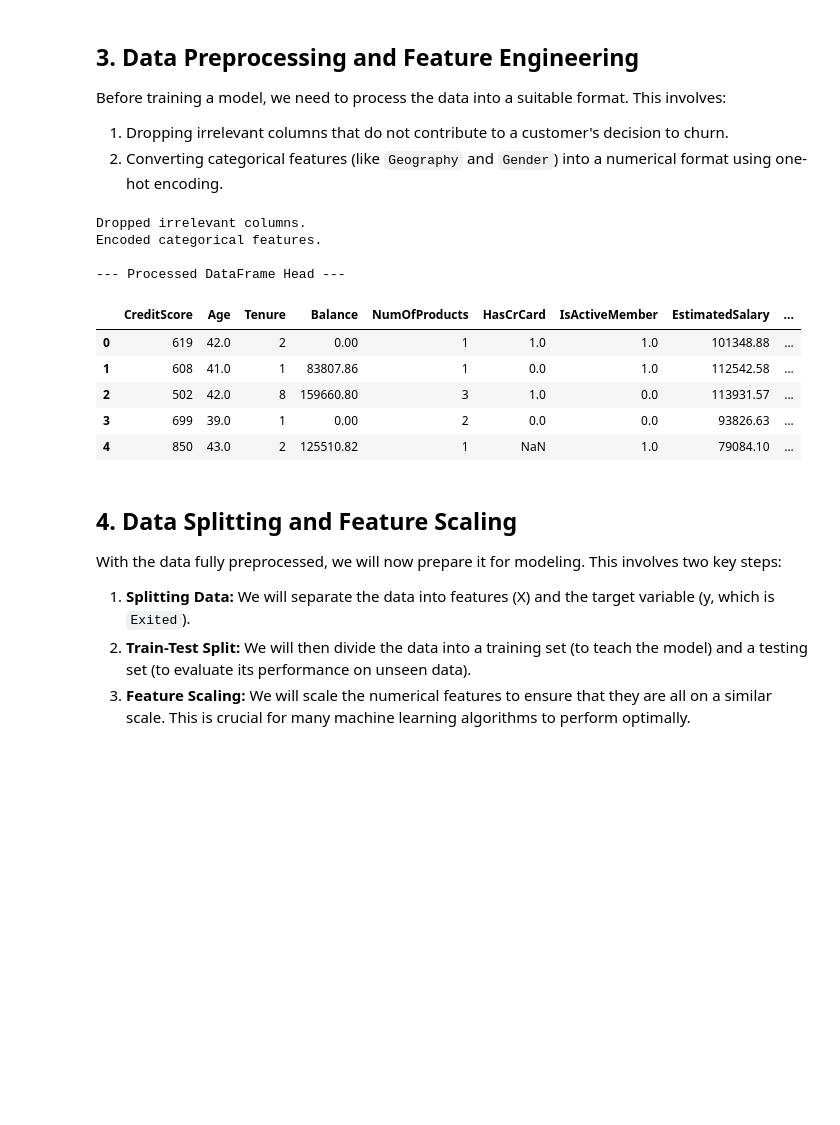
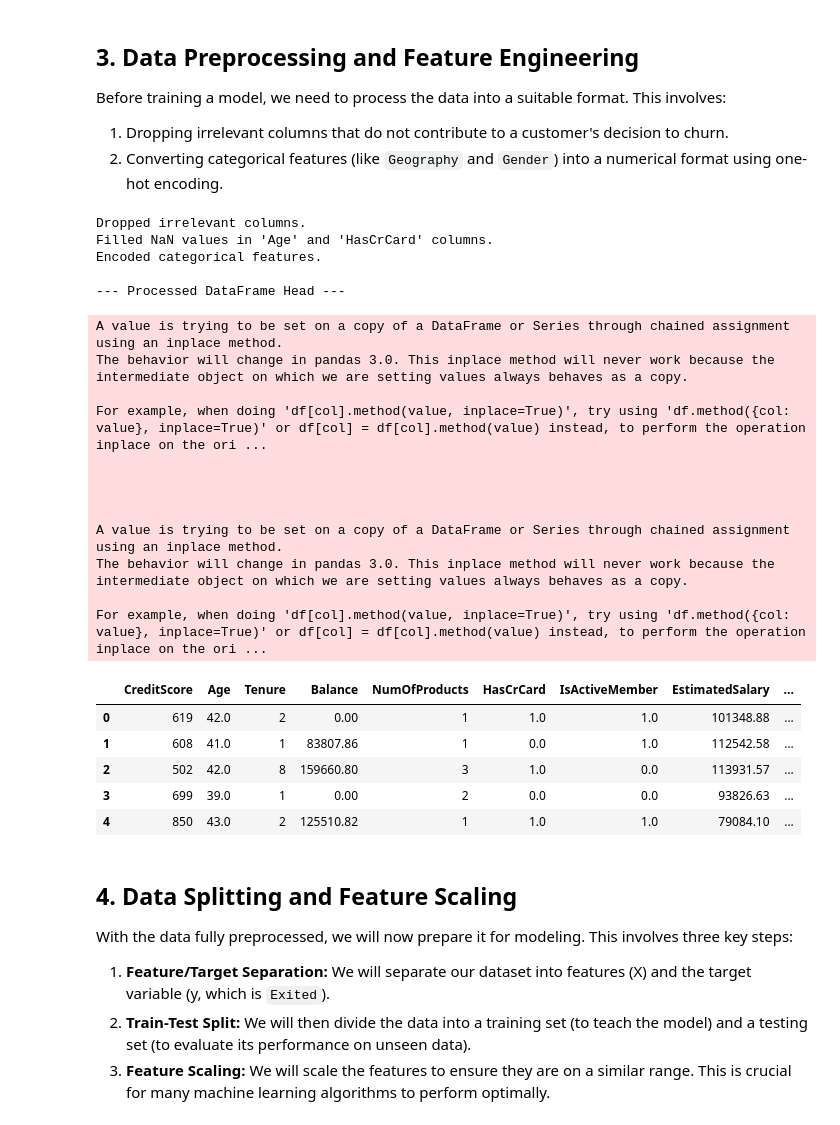
Before and after one commit to phucndq05/bank-churn-prediction, a Jupyter notebook: bank_churn_analysis.ipynb, the cells around one changed output. Saved outputs shown, nothing was run; the diff lists cells and outputs as text; code cells hidden in the pictures; blank space fills up the shorter version.

Commit message:
fix: Handle all NaN values and train baseline model

```diff
--- a/bank_churn_analysis.ipynb
+++ b/bank_churn_analysis.ipynb
@@ -166,38 +166,54 @@ Before training a model, we need to process the data into a suitable format. Thi
 # %%
 # --- DATA PREPROCESSING ---
 
 # Drop columns that are not useful for prediction
-# RowNumber, CustomerId, and Surname are unique identifiers and not predictive features.
 df_processed = df.drop(columns=['RowNumber', 'CustomerId', 'Surname'])
-
 print("Dropped irrelevant columns.")
 
+# --- NEW: Handle missing values BEFORE encoding ---
+# Fill missing 'Age' with the median age
+df_processed['Age'].fillna(df_processed['Age'].median(), inplace=True)
+# Fill missing 'HasCrCard' with the mode (most frequent value)
+df_processed['HasCrCard'].fillna(df_processed['HasCrCard'].mode()[0], inplace=True)
+print("Filled NaN values in 'Age' and 'HasCrCard' columns.")
+
 # Convert categorical features into numerical format using one-hot encoding
-# This creates new columns for each category (e.g., Geography_France, Gender_Male)
 df_processed = pd.get_dummies(df_processed, columns=['Geography', 'Gender'], drop_first=True)
-
 print("Encoded categorical features.")
 
 # Display the first 5 rows of the processed dataframe
 print("\n--- Processed DataFrame Head ---")
 df_processed.head()
 # %% [output]
 Dropped irrelevant columns.
+Filled NaN values in 'Age' and 'HasCrCard' columns.
 Encoded categorical features.
 
 --- Processed DataFrame Head ---
+A value is trying to be set on a copy of a DataFrame or Series through chained assignment using an inplace method.
+The behavior will change in pandas 3.0. This inplace method will never work because the intermediate object on which we are setting values always behaves as a copy.
+
+For example, when doing 'df[col].method(value, inplace=True)', try using 'df.method({col: value}, inplace=True)' or df[col] = df[col].method(value) instead, to perform the operation inplace on the ori ...
+
+
+
+
+A value is trying to be set on a copy of a DataFrame or Series through chained assignment using an inplace method.
+The behavior will change in pandas 3.0. This inplace method will never work because the intermediate object on which we are setting values always behaves as a copy.
+
+For example, when doing 'df[col].method(value, inplace=True)', try using 'df.method({col: value}, inplace=True)' or df[col] = df[col].method(value) instead, to perform the operation inplace on the ori ...
 |  | CreditScore | Age | Tenure | Balance | NumOfProducts | HasCrCard | IsActiveMember | EstimatedSalary | ... |
 | 0 | 619 | 42.0 | 2 | 0.00 | 1 | 1.0 | 1.0 | 101348.88 | ... |
 | 1 | 608 | 41.0 | 1 | 83807.86 | 1 | 0.0 | 1.0 | 112542.58 | ... |
 | 2 | 502 | 42.0 | 8 | 159660.80 | 3 | 1.0 | 0.0 | 113931.57 | ... |
 | 3 | 699 | 39.0 | 1 | 0.00 | 2 | 0.0 | 0.0 | 93826.63 | ... |
-| 4 | 850 | 43.0 | 2 | 125510.82 | 1 | NaN | 1.0 | 79084.10 | ... |
+| 4 | 850 | 43.0 | 2 | 125510.82 | 1 | 1.0 | 1.0 | 79084.10 | ... |
 # %% [markdown]
 ## 4. Data Splitting and Feature Scaling
 
-With the data fully preprocessed, we will now prepare it for modeling. This involves two key steps:
+With the data fully preprocessed, we will now prepare it for modeling. This involves three key steps:
 
-1.  **Splitting Data:** We will separate the data into features (X) and the target variable (y, which is `Exited`).
+1.  **Feature/Target Separation:** We will separate our dataset into features (X) and the target variable (y, which is `Exited`).
 2.  **Train-Test Split:** We will then divide the data into a training set (to teach the model) and a testing set (to evaluate its performance on unseen data).
-3.  **Feature Scaling:** We will scale the numerical features to ensure that they are all on a similar scale. This is crucial for many machine learning algorithms to perform optimally.
+3.  **Feature Scaling:** We will scale the features to ensure they are on a similar range. This is crucial for many machine learning algorithms to perform optimally.
 # %%
```
Also changed, not shown: parts of 3 cells of this notebook.
